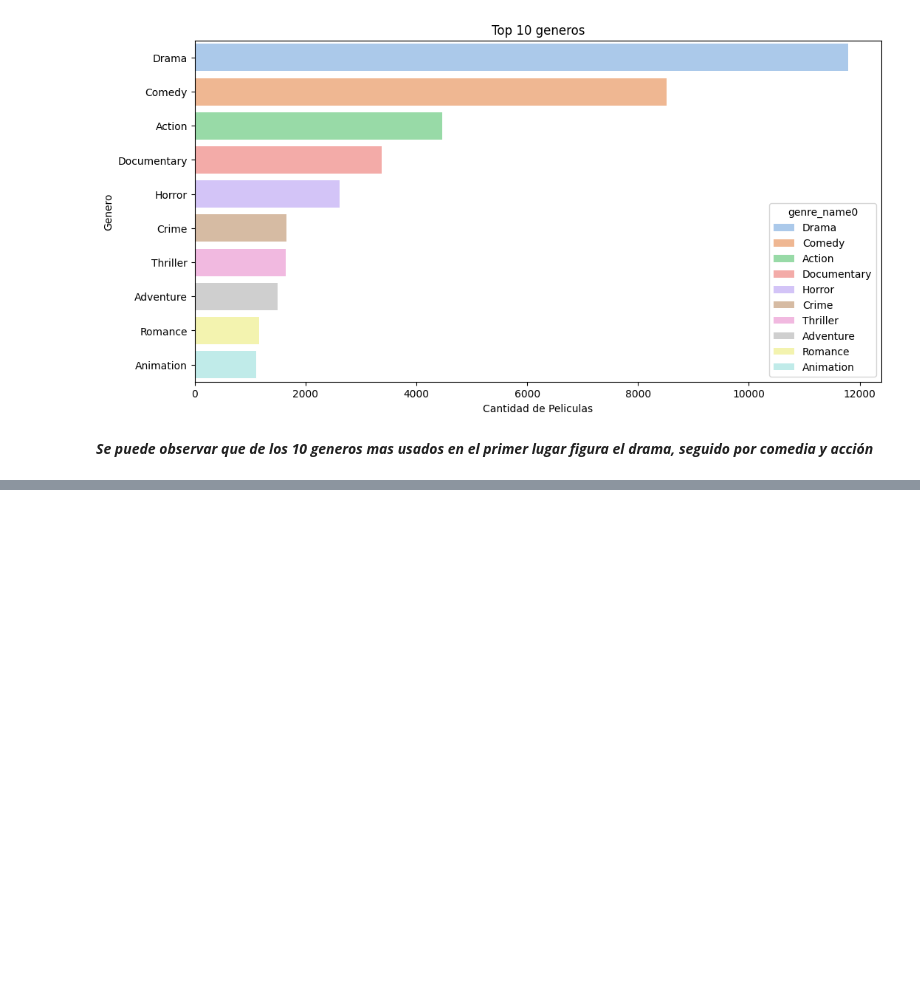
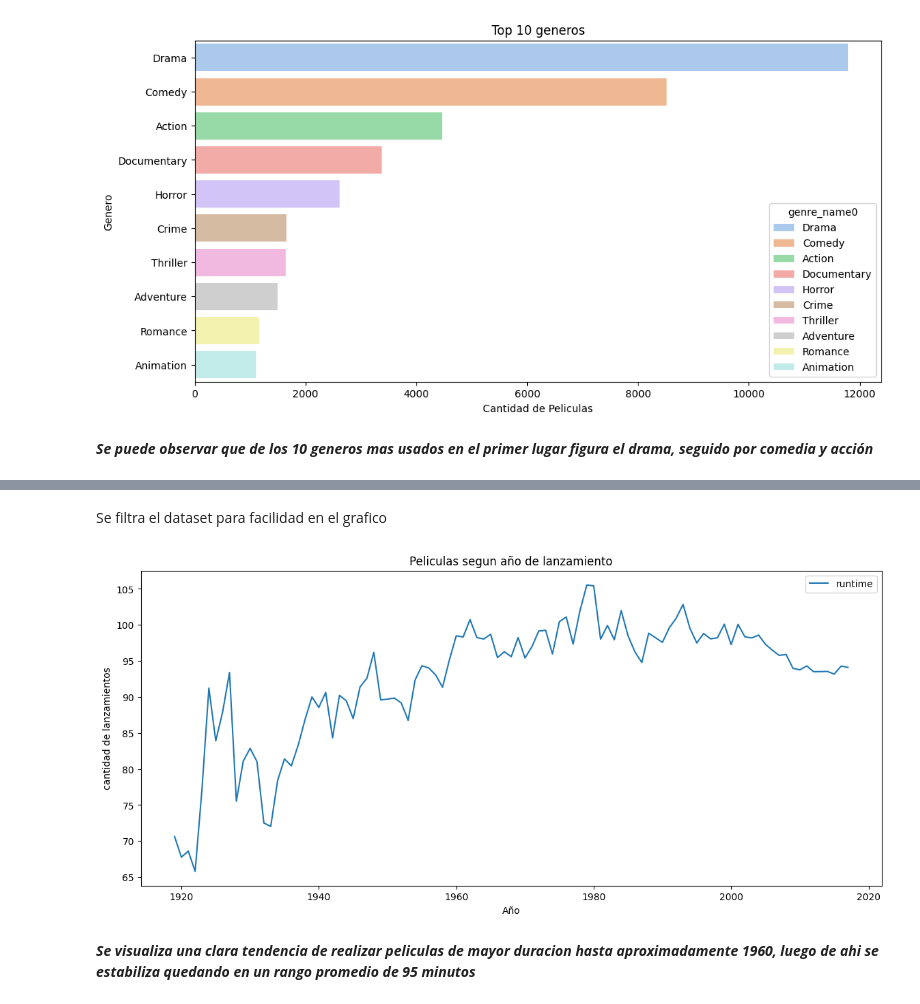
Before and after one commit to FerchoHenry/fmgc-pimlops, a Jupyter notebook: reports/EDA.ipynb, the cells around one changed output, grey strips where cells are left out. Drawn from its saved outputs; the diff is of its cells as text; code cells hidden in the pictures; blank space fills up the shorter version.

```diff
--- a/reports/EDA.ipynb
+++ b/reports/EDA.ipynb
@@ -193,0 +233,18 @@ plt.show()
+# %%
+dfry = dfry.sort_values(by= 'release_year')
+# %% [markdown]
+Se filtra el dataset para facilidad en el grafico
+# %%
+dfry = dfry[(dfry.index > 1918) & (dfry.index < 2018)]
+# %%
+fig, ax = plt.subplots(figsize=(14, 6))
+sns.lineplot(data=dfry )
+#ax.set_xticks(lanza_ordenado['release_year'], )
+plt.title("Peliculas segun año de lanzamiento")
+plt.ylabel("cantidad de lanzamientos")
+plt.xlabel("Año")
+plt.show()
+# %% [output]
+[figure, added]
+# %% [markdown]
+**_Se visualiza una clara tendencia de realizar peliculas de mayor duracion hasta aproximadamente 1960, luego de ahi se estabiliza quedando en un rango promedio de 95 minutos_**
```
Also changed, not shown: parts of 11 cells of this notebook.
